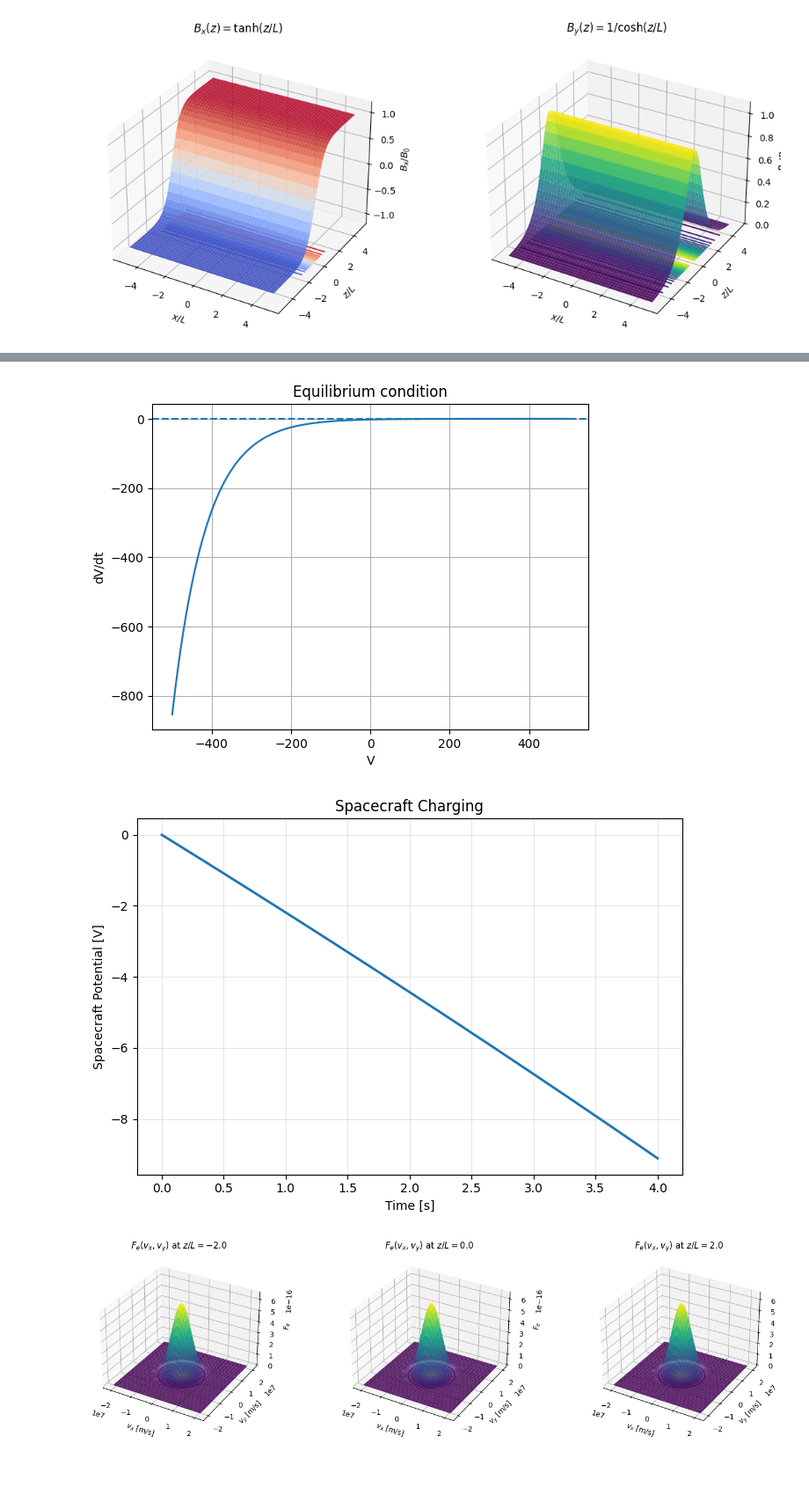
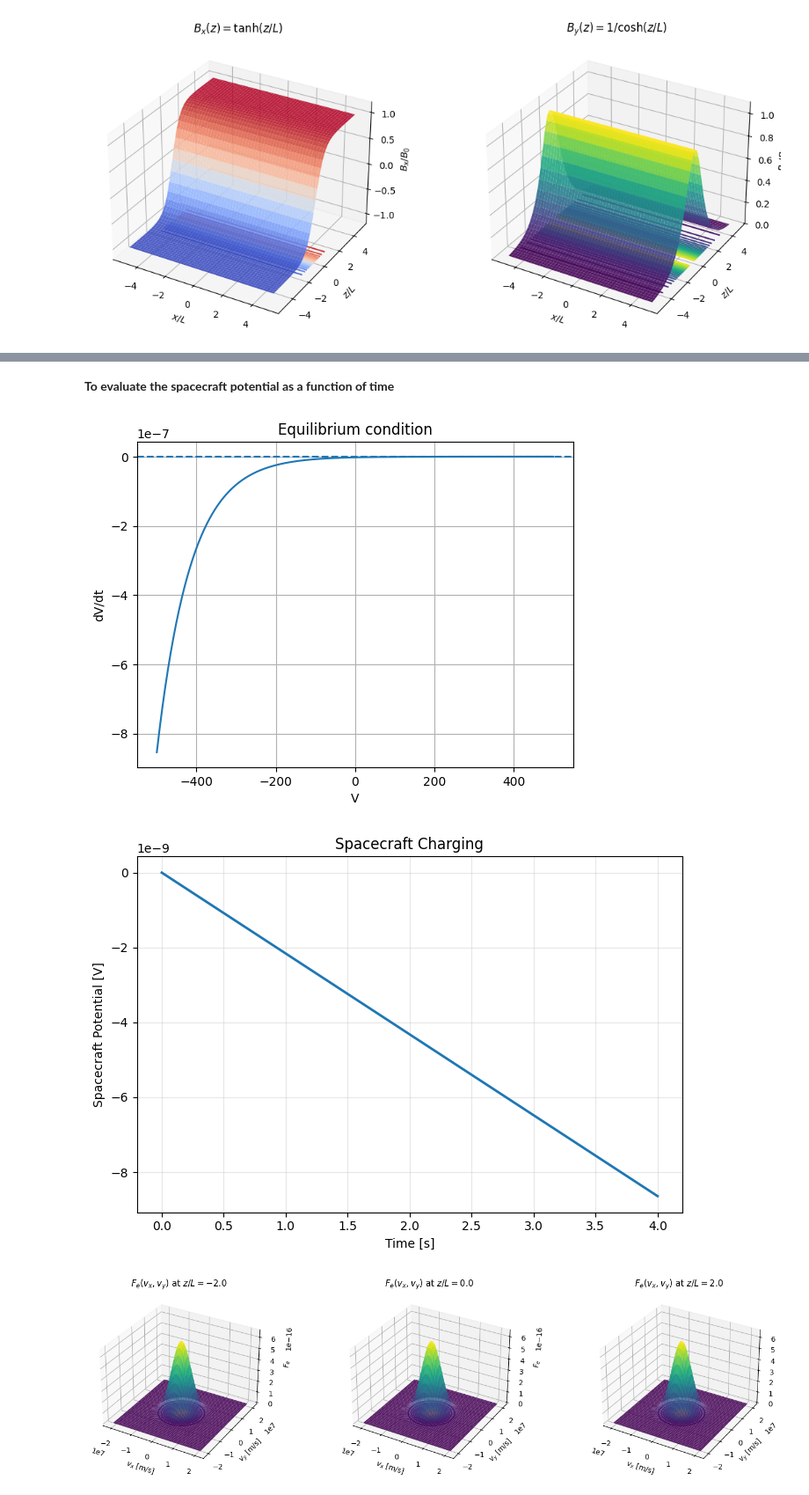
Before and after one commit to shrijaya0601/SpacecraftCharging, a Jupyter notebook: STCproject1.ipynb, the cells around one changed output, grey strips where cells are left out. Shown at 88% size. Drawn from its saved outputs; the diff is of its cells as text; code cells hidden in the pictures; blank space fills up the shorter version.

```diff
--- a/STCproject1.ipynb
+++ b/STCproject1.ipynb
@@ -1593,17 +1593,7 @@ for i in range(1, len(t)):
     k4 = dVdt(Vn + dt * k3)
 
     V_t[i] = Vn + (dt / 6.0) * (k1 + 2*k2 + 2*k3 + k4)
-    #j0_i and j0_e definitions
 
-    mi = 1.67e-27        # ion mass (proton)
-    qi = +1.60e-19       # ion charge
-    Ti = Te              # assume Ti = Te (can change later)
-
-# --------------------------------------------------
-# Thermal current densities
-# --------------------------------------------------
-j0_e = abs(qe) * n0 * np.sqrt(kB * Te / (2 * np.pi * me))
-j0_i = qi * n0 * np.sqrt(kB * Ti / (2 * np.pi * mi))
     # function returning dV/dt for RK4
 def dVdt_func(V_now):
 
@@ -1904,3 +1898,5 @@ Electron current density jy_e = -9751653.389800128
+# %% [markdown]
+**To evaluate the spacecraft potential as a function of time**
 # %%
 import numpy as np
 import matplotlib.pyplot as plt
@@ -1992,7 +1988,7 @@ Ry = abs(jy_e) / j0_e
 # 8. Spacecraft parameters
 # ==========================================================
 A = 72.0
-C = 328.86e-10
+C = 328.86e-1
 
 # ==========================================================
 # 9. SEY
@@ -2016,8 +2012,8 @@ def dVdt(V):
     arg_e = qe * V / (kB * Te)
     arg_i = qi * V / (kB * Ti)
 
-    arg_e = np.clip(arg_e, -20, 20)
-    arg_i = np.clip(arg_i, -20, 20)
+    #arg_e = np.clip(arg_e, -20, 20)
+    #arg_i = np.clip(arg_i, -20, 20)
 
     jx_e_V = Rx * j0_e * np.exp(arg_e)
     jy_e_V = Ry * j0_e * np.exp(arg_e)
@@ -2063,35 +2059,35 @@ for i in range(1, N):
 
     V[i] = Vn + (dt / 6.0) * (k1 + 2*k2 + 2*k3 + k4)
 
 # ==========================================================
 # 12. PLOTS
 # ==========================================================
 
 # Equilibrium curve
 V_scan = np.linspace(-500, 500, 1000)
 J_scan = [dVdt(v) for v in V_scan]
 
 plt.figure()
 plt.plot(V_scan, J_scan)
 plt.axhline(0, linestyle='--')
 plt.xlabel("V")
 plt.ylabel("dV/dt")
 plt.title("Equilibrium condition")
 plt.grid()
 plt.show()
 
 # Potential evolution
 plt.figure(figsize=(7,5))
 plt.plot(t, V, lw=2)
 plt.xlabel('Time [s]')
 plt.ylabel('Spacecraft Potential [V]')
 plt.title('Spacecraft Charging')
 plt.grid(alpha=0.3)
 plt.tight_layout()
 plt.show()
 # %% [output]
-[figure, old version]
+[figure, new version]
-[figure, old version]
+[figure, new version]
 # %%
 import numpy as np
 import matplotlib.pyplot as plt
```
Also changed, not shown: parts of 2 cells of this notebook.
